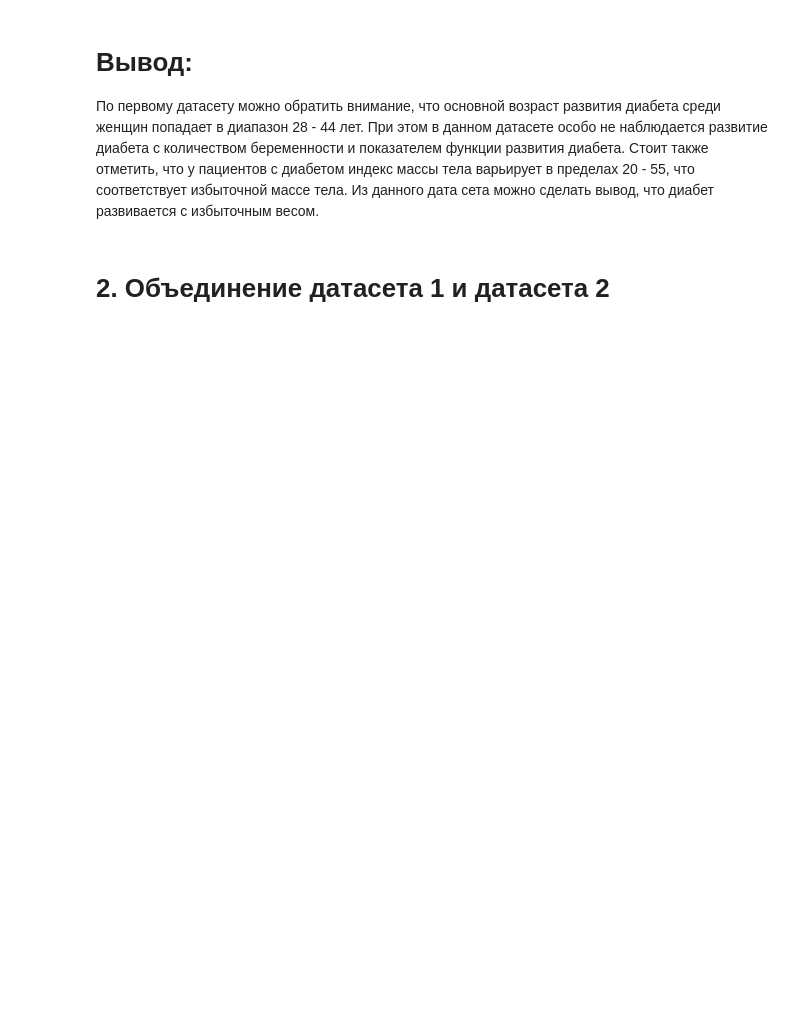
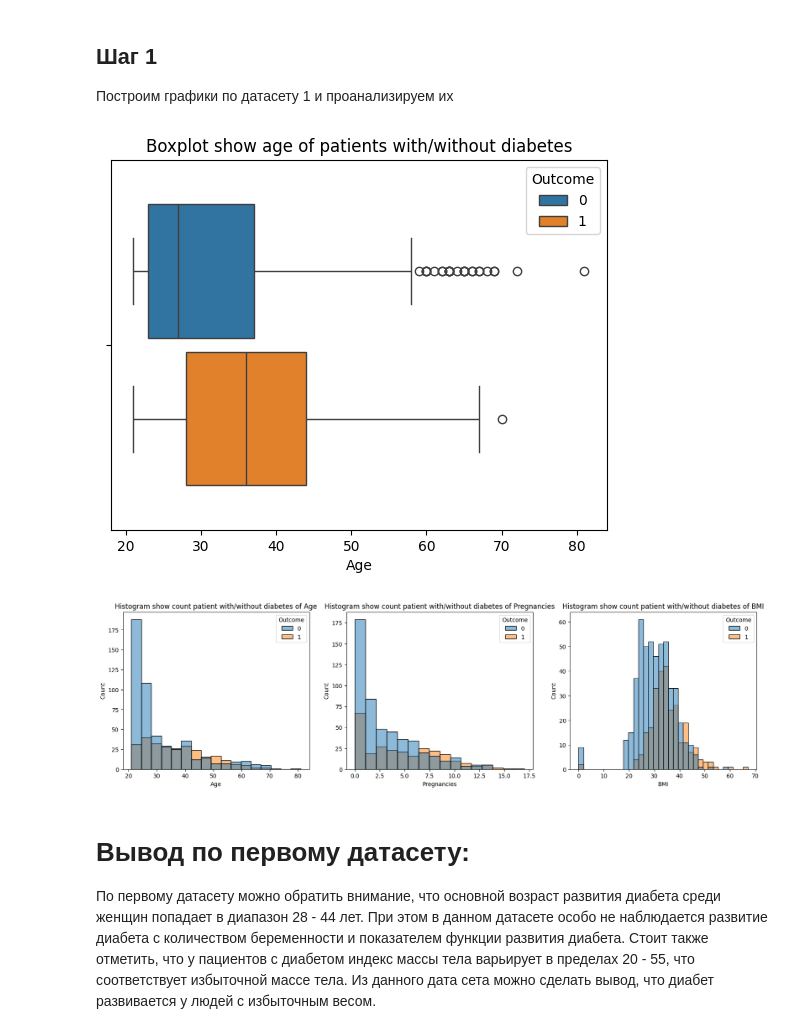
Before and after one commit to stileff/sf_pj_cleaning_data, a Jupyter notebook: pj_cleaning_data.ipynb, the cells around one changed output. Cells and saved outputs as stored; diff of their text form; code cells hidden in the pictures; blank space fills up the shorter version.

Commit message:
Add analysis result dataset + optimize code

```diff
--- a/pj_cleaning_data.ipynb
+++ b/pj_cleaning_data.ipynb
@@ -170,5 +237,12 @@ sns.lmplot(
+# %% [markdown]
+## Шаг 1
+Построим графики по датасету 1 и проанализируем их
+# %%
+# Вызываем функцию построения графиков для анализа 1-го датасета
+draw_graph_dataset(diabets_data)
+# %% [output]
+[figure, added]
+[figure, added]
 # %% [markdown]
-# Вывод:
-По первому датасету можно обратить внимание, что основной возраст развития диабета среди женщин попадает в диапазон 28 - 44 лет. При этом в данном датасете особо не наблюдается развитие диабета с количеством беременности и показателем функции развития диабета. Стоит также отметить, что у пациентов с диабетом индекс массы тела варьирует в пределах 20 - 55, что соответствует избыточной массе тела. Из данного дата сета можно сделать вывод, что диабет развивается с избыточным весом.
+# Вывод по первому датасету:
+По первому датасету можно обратить внимание, что основной возраст развития диабета среди женщин попадает в диапазон 28 - 44 лет. При этом в данном датасете особо не наблюдается развитие диабета с количеством беременности и показателем функции развития диабета. Стоит также отметить, что у пациентов с диабетом индекс массы тела варьирует в пределах 20 - 55, что соответствует избыточной массе тела. Из данного дата сета можно сделать вывод, что диабет развивается у людей с избыточным весом.
-# %% [markdown]
-# 2. Объединение датасета 1 и датасета 2
```
Also changed, not shown: parts of 18 cells of this notebook.
